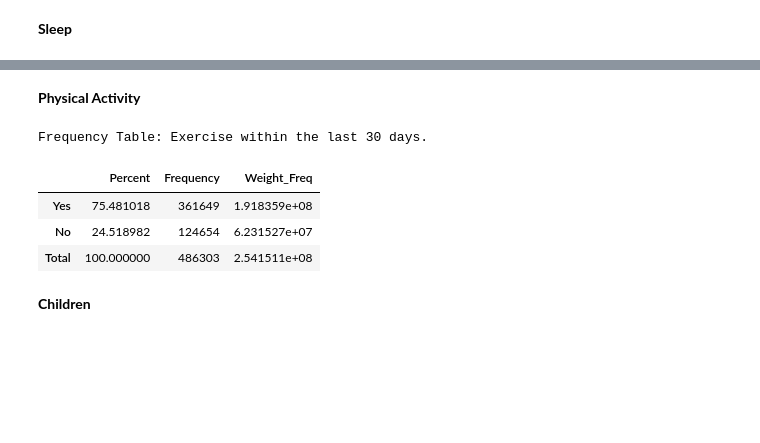
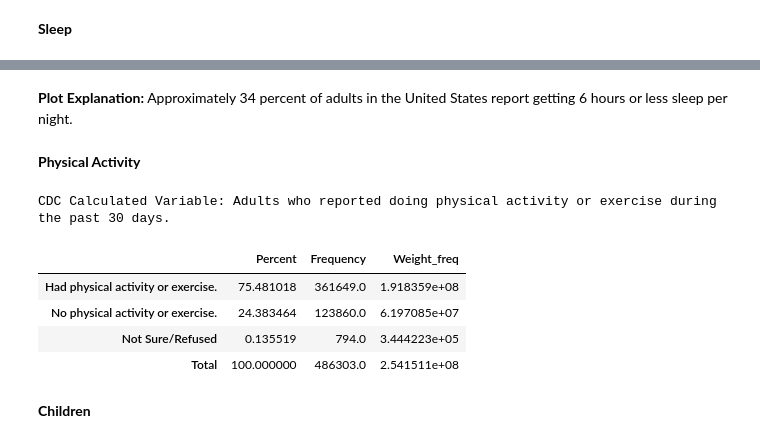
Before and after one commit to pmleffers/BRFSS2016, a Jupyter notebook: BRFSS notebook.ipynb, the cells around one changed output, grey strips where cells are left out. Drawn from its saved outputs; the diff is of its cells as text; code cells hidden in the pictures; blank space fills up the shorter version.

```diff
--- a/BRFSS notebook.ipynb
+++ b/BRFSS notebook.ipynb
@@ -174,38 +190,49 @@ Frequency Table: Average Hours of Sleep in a 24-hour period.
+# %% [markdown]
+**Plot Explanation:** Approximately 34 percent of adults in the United States report getting 6 hours or less sleep per night.
 # %% [markdown]
 **Physical Activity**
-# %%
-#Setup Statsmodels to get Frequency Weights
-freqTwo = smf.DescrStatsW(BRFSS2016['PhysActive'], weights=WeightVar, ddof=0)
-
-#Counts for frequencies
-counts=np.array(pd.Series(BRFSS2016.PhysActive).value_counts())
-physCounts=np.append([counts],[sum(BRFSS2016.PhysActive.value_counts())])
-
-#Get weighted frequency counts
-WeightFreq=np.array([freqTwo.sum,(freqTwo.sum_weights-freqTwo.sum),freqTwo.sum_weights])
-
-#Setup Percentages
-prob,OneMinusProb,total=100*(freqTwo.mean),100*(1-freqTwo.mean),(prob+OneMinusProb)
-
-#Create table
-freq_table=pd.DataFrame(list([prob,OneMinusProb,total]),columns=['Percent'])
-
-#Modify index rows
-first,second,third = freq_table.index[0],freq_table.index[1],freq_table.index[2]
-freq_table.rename(index={first: 'Yes',second: 'No',third: 'Total'},inplace=True)
-
-#Add Counts and Frequencies
-freq_table['Frequency']=physCounts
-freq_table['Weight_Freq']=WeightFreq
-print('Frequency Table: Exercise within the last 30 days.')
-
-freq_table
-# %% [output]
-Frequency Table: Exercise within the last 30 days.
-|  | Percent | Frequency | Weight_Freq |
-| Yes | 75.481018 | 361649 | 1.918359e+08 |
-| No | 24.518982 | 124654 | 6.231527e+07 |
-| Total | 100.000000 | 486303 | 2.541511e+08 |
+# %%
+#np.dtype(BRFSS2016['_TOTINDA'])
+#dtype('int64')
+temp=pd.DataFrame(BRFSS2016['_TOTINDA'])
+#one-hot encoding
+for x in temp._TOTINDA.unique():
+    temp[x]=(temp._TOTINDA==x).astype(int)
+#temp.columns
+#Index(['sleeptime', 0, 1, 9], dtype='object')
+temp.rename(columns={'_TOTINDA':'physActive', 1:'one', 2:'two', 9:'nine'}, inplace=True)
+# %%
+#Setup Statsmodels to get Frequency Weights
+#one
+freqTemp = smf.DescrStatsW(temp['one'], weights=WeightVar)
+counts=np.array(pd.Series(temp.one).value_counts())
+one=np.array([freqTemp.mean*100,counts[0],freqTemp.sum])
+#two
+freqTemp = smf.DescrStatsW(temp['two'], weights=WeightVar)
+counts=np.array(pd.Series(temp.two).value_counts())
+two=np.array([freqTemp.mean*100,counts[1],freqTemp.sum])
+#nine
+freqTemp = smf.DescrStatsW(temp['nine'], weights=WeightVar)
+counts=np.array(pd.Series(temp.nine).value_counts())
+nine=np.array([freqTemp.mean*100,counts[1],freqTemp.sum])
+#Create Table (DataFrame)
+freq_table=pd.DataFrame(np.array([one,two,nine]),columns=['Percent','Frequency','Weight_freq'])
+#Modify index rows
+first,second,ninth = freq_table.index[0],freq_table.index[1],freq_table.index[2]
+freq_table.rename(index={first: 'Had physical activity or exercise.',second: 'No physical activity or exercise.',ninth:'Not Sure/Refused'},inplace=True)
+#Create Totals Row
+last=np.array([round(freq_table['Percent'].sum()),round(freq_table['Frequency'].sum()),round(freq_table['Weight_freq'].sum())])
+freq_table.loc[len(freq_table)]=last
+freq_table.rename(index={3:'Total'},inplace=True)
+print('CDC Calculated Variable: Adults who reported doing physical activity or exercise during the past 30 days.')
+freq_table
+# %% [output]
+CDC Calculated Variable: Adults who reported doing physical activity or exercise during the past 30 days.
+|  | Percent | Frequency | Weight_freq |
+| Had physical activity or exercise. | 75.481018 | 361649.0 | 1.918359e+08 |
+| No physical activity or exercise. | 24.383464 | 123860.0 | 6.197085e+07 |
+| Not Sure/Refused | 0.135519 | 794.0 | 3.444223e+05 |
+| Total | 100.000000 | 486303.0 | 2.541511e+08 |
 # %% [markdown]
 **Children**
 # %%
```
Also changed, not shown: parts of 14 cells of this notebook.
